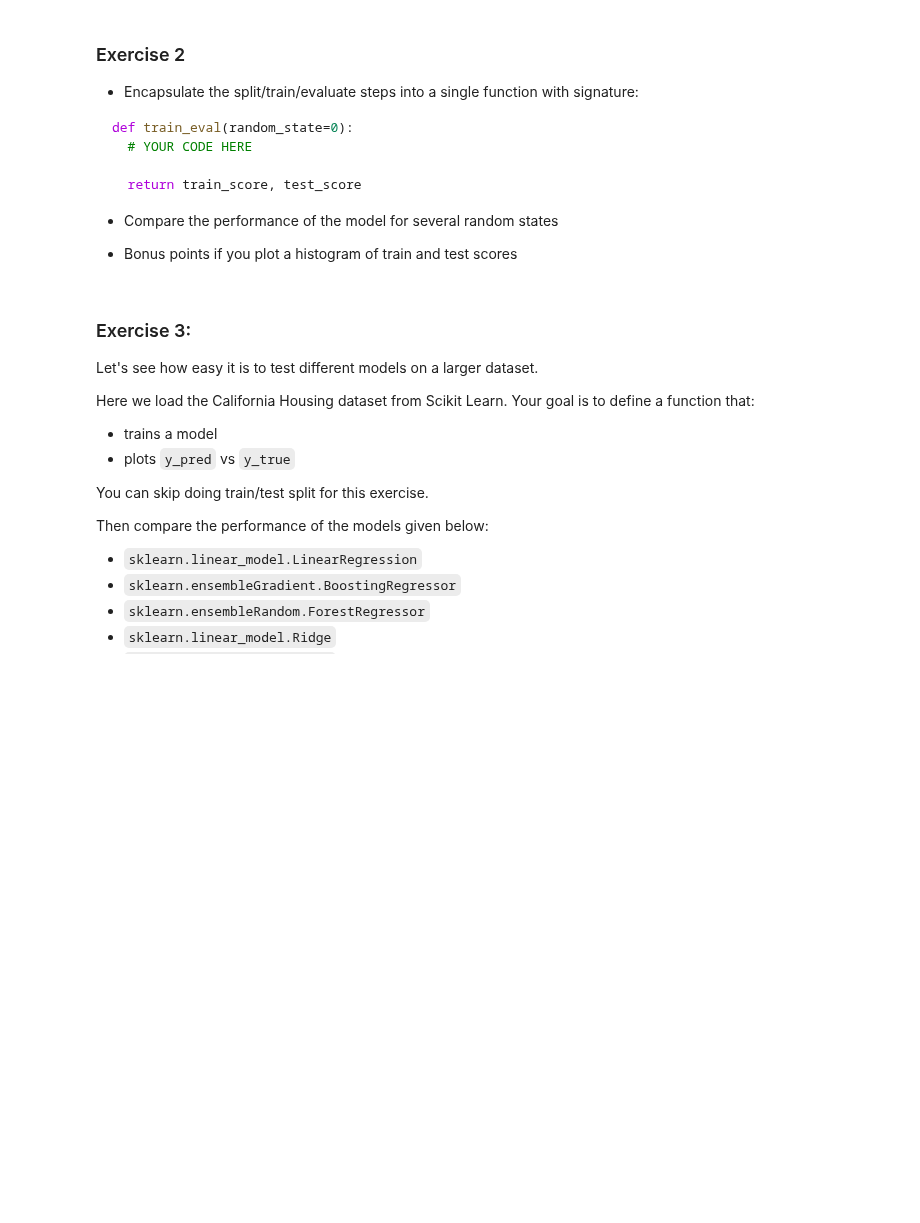
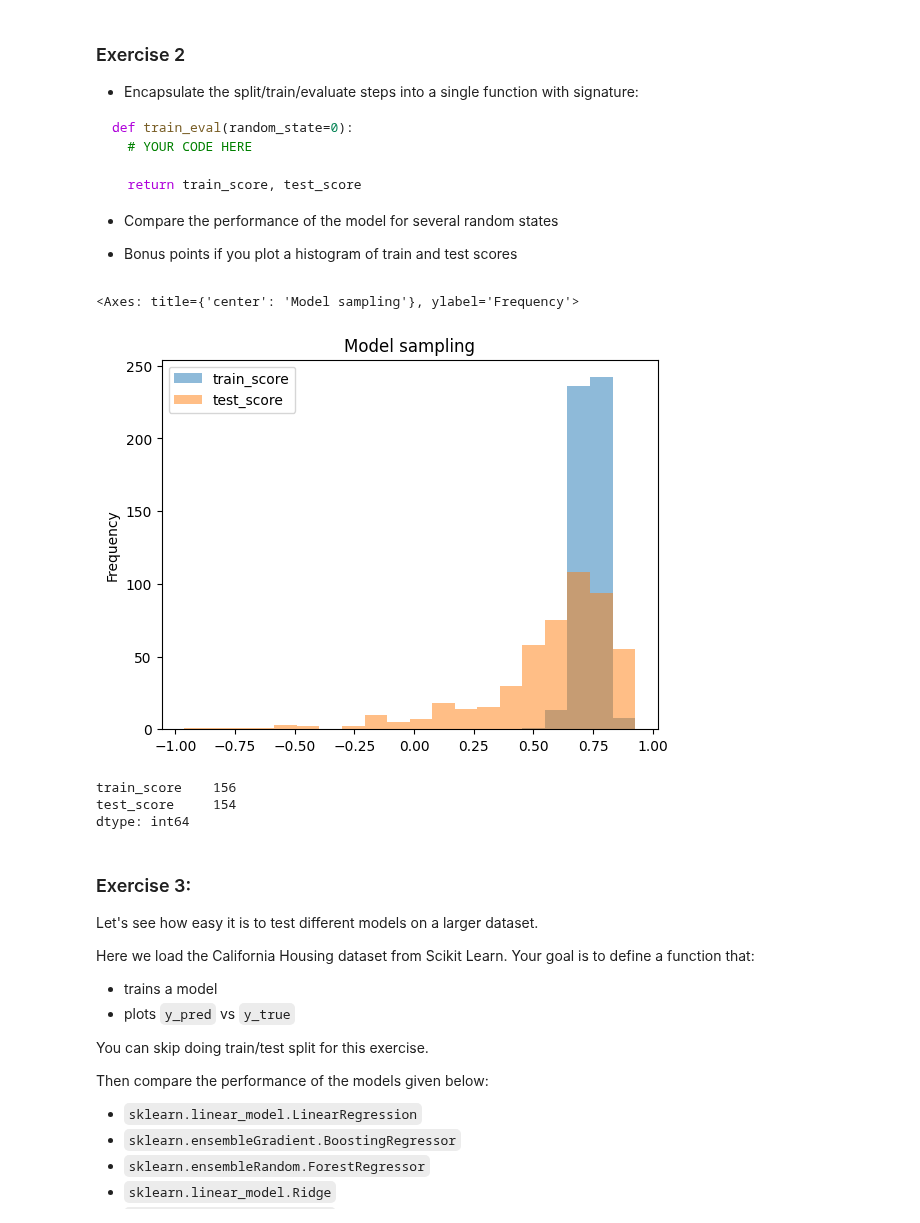
Before and after one commit to jg2kpy/tesis-prep, a Jupyter notebook: src/ML/regression/Regression_with_Scikit_Learn.ipynb, the cells around one changed output. Saved outputs shown, nothing was run; the diff lists cells and outputs as text; code cells hidden in the pictures; blank space fills up the shorter version.

```diff
--- a/src/ML/regression/Regression_with_Scikit_Learn.ipynb
+++ b/src/ML/regression/Regression_with_Scikit_Learn.ipynb
@@ -112,6 +193,36 @@ def train_eval(random_state=0):
 - Bonus points if you plot a histogram of train and test scores
 # %%
 from sklearn.metrics import r2_score
+# %%
+def train_eval(random_state=0):
+    X_train, X_test, y_train, y_test = train_test_split(X, y, test_size=0.2, random_state=random_state)
+
+    model = LinearRegression()
+
+    model.fit(X_train, y_train)
+    y_pred_train = model.predict(X_train)
+    y_pred_test = model.predict(X_test)
+
+    train_score = r2_score(y_train, y_pred_train)
+    test_score = r2_score(y_test, y_pred_test)
+
+    return train_score, test_score
+# %%
+random_state = range(500)
+scores = [train_eval(rs) for rs in random_state]
+# %%
+dfscores = pd.DataFrame(scores, index=random_state, columns=['train_score', 'test_score'])
+# %%
+dfscores.plot.hist(alpha=0.5, bins=20, title='Model sampling')
+# %% [output]
+<Axes: title={'center': 'Model sampling'}, ylabel='Frequency'>
+[figure, added]
+# %%
+dfscores.idxmax()
+# %% [output]
+train_score    156
+test_score     154
+dtype: int64
 # %% [markdown]
 ### Exercise 3:
 
```
Also changed, not shown: parts of 25 cells of this notebook.
